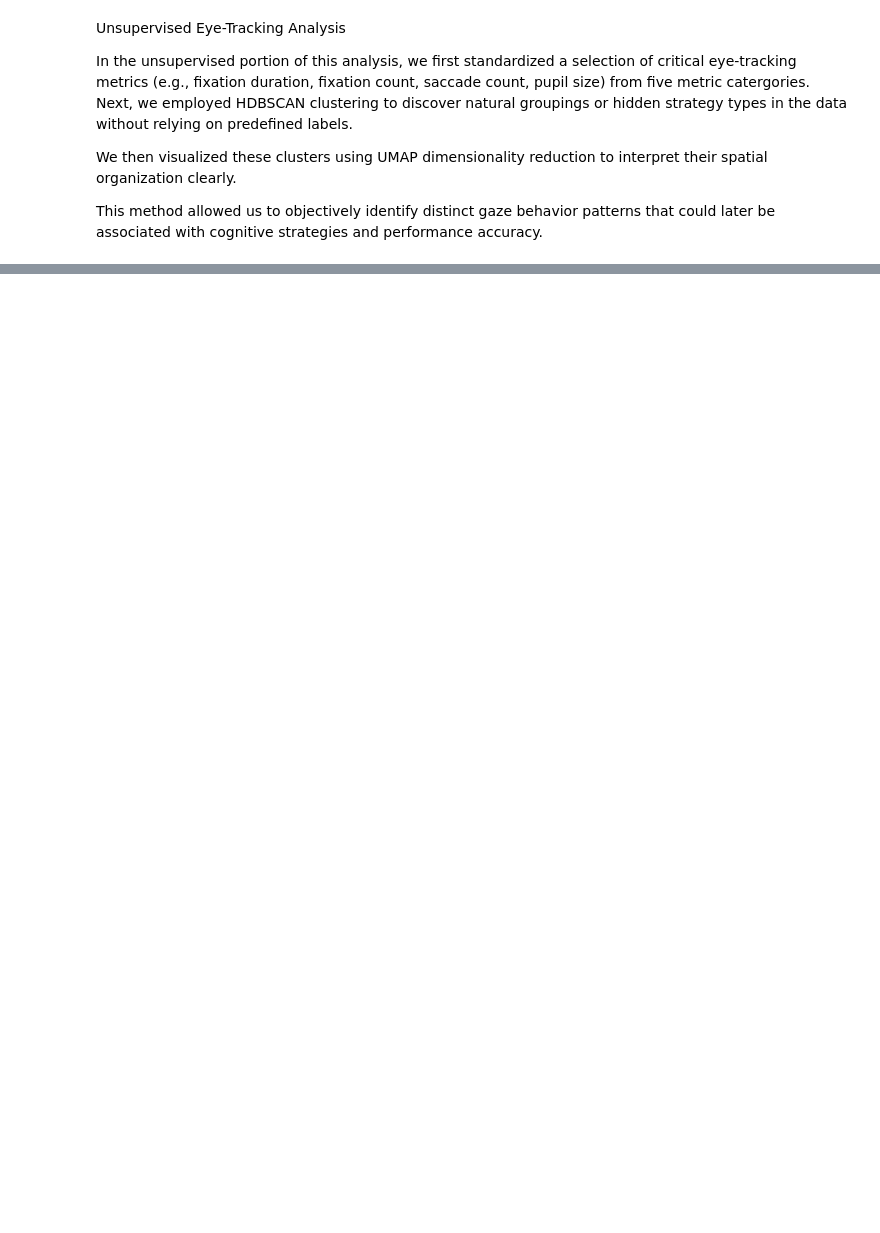
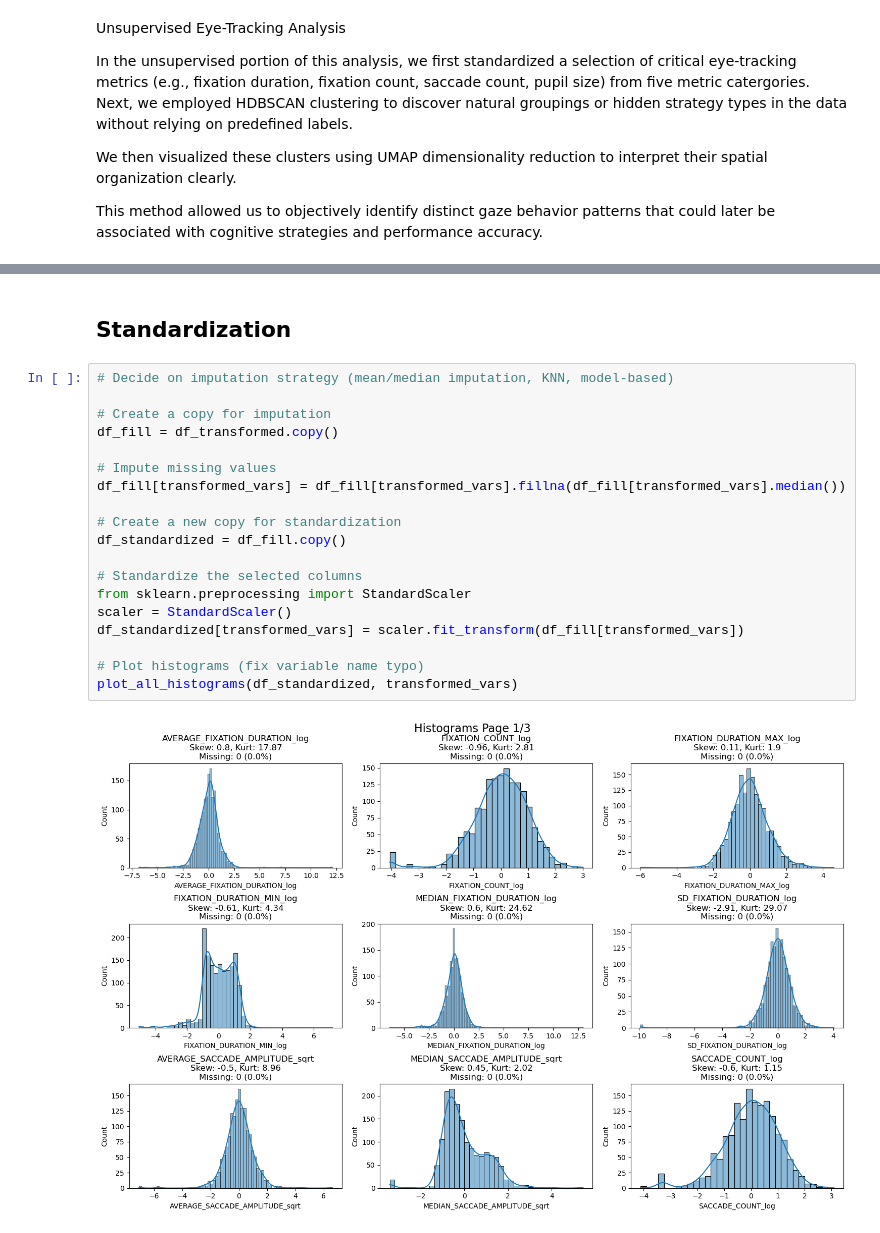
Before and after one commit to JujiaLi2020/202506-ML-EyeTracking, a Jupyter notebook: notebooks/1-Unsupervised.ipynb, the cells around one changed output, grey strips where cells are left out. Drawn from its saved outputs; the diff is of its cells as text; blank space fills up the shorter version.

```diff
--- a/notebooks/1-Unsupervised.ipynb
+++ b/notebooks/1-Unsupervised.ipynb
@@ -40,0 +385,23 @@ X_scaled = scaler.fit_transform(X)
+# %% [markdown]
+## Standardization
+# %%
+# Decide on imputation strategy (mean/median imputation, KNN, model-based)
+
+# Create a copy for imputation
+df_fill = df_transformed.copy()
+
+# Impute missing values
+df_fill[transformed_vars] = df_fill[transformed_vars].fillna(df_fill[transformed_vars].median())
+
+# Create a new copy for standardization
+df_standardized = df_fill.copy()
+
+# Standardize the selected columns
+from sklearn.preprocessing import StandardScaler
+scaler = StandardScaler()
+df_standardized[transformed_vars] = scaler.fit_transform(df_fill[transformed_vars])
+
+# Plot histograms (fix variable name typo)
+plot_all_histograms(df_standardized, transformed_vars)
+# %% [output]
+[figure, added]
```
Also changed, not shown: parts of 34 cells of this notebook, 4 other files.
